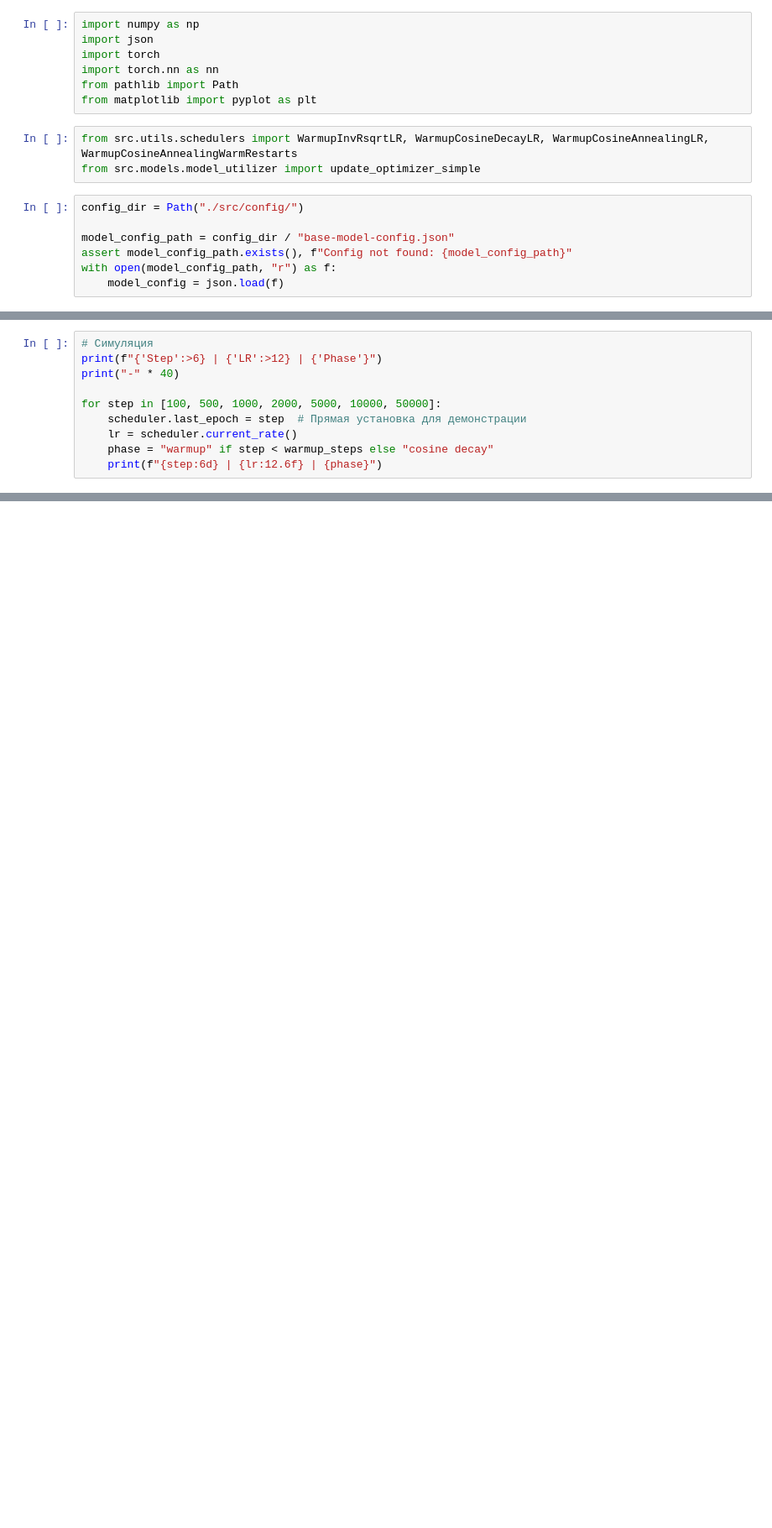
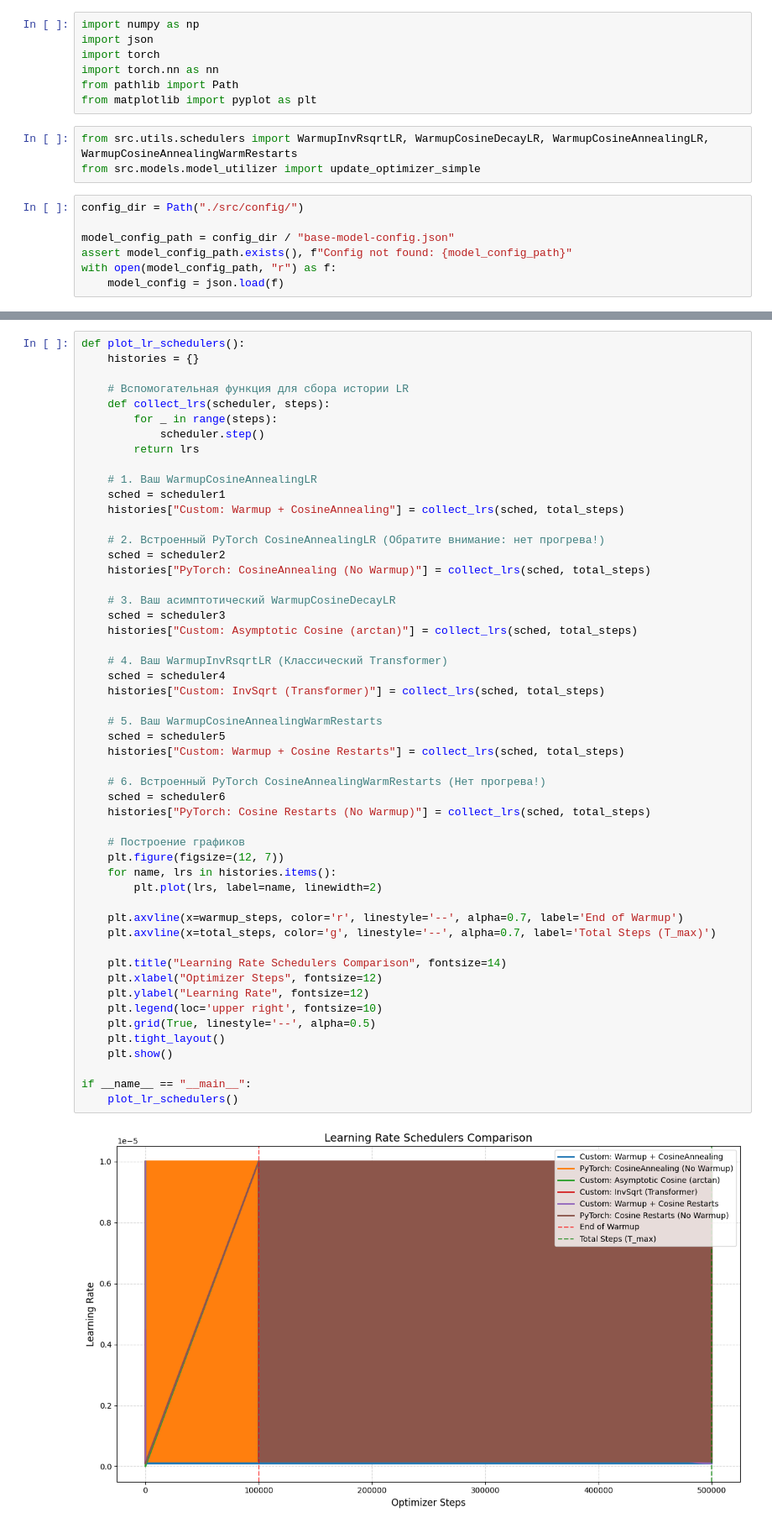
Before and after one commit to romangorbunov91/frequency-response-encoder, a Jupyter notebook: scheduler_test_nb.ipynb, the cells around one changed output, grey strips where cells are left out. Shown at 84% size. Saved outputs shown, nothing was run; the diff lists cells and outputs as text; blank space fills up the shorter version.

```diff
--- a/scheduler_test_nb.ipynb
+++ b/scheduler_test_nb.ipynb
@@ -90,10 +88,0 @@ SyntaxError: invalid syntax (1727281787.py, line 38)
-# %%
-# Симуляция
-print(f"{'Step':>6} | {'LR':>12} | {'Phase'}")
-print("-" * 40)
-
-for step in [100, 500, 1000, 2000, 5000, 10000, 50000]:
-    scheduler.last_epoch = step  # Прямая установка для демонстрации
-    lr = scheduler.current_rate()
-    phase = "warmup" if step < warmup_steps else "cosine decay"
-    print(f"{step:6d} | {lr:12.6f} | {phase}")
@@ -151,0 +89,54 @@ plt.show()
+# %%
+def plot_lr_schedulers():
+    histories = {}
+
+    # Вспомогательная функция для сбора истории LR
+    def collect_lrs(scheduler, steps):
+        for _ in range(steps):
+            scheduler.step()
+        return lrs
+
+    # 1. Ваш WarmupCosineAnnealingLR
+    sched = scheduler1
+    histories["Custom: Warmup + CosineAnnealing"] = collect_lrs(sched, total_steps)
+
+    # 2. Встроенный PyTorch CosineAnnealingLR (Обратите внимание: нет прогрева!)
+    sched = scheduler2
+    histories["PyTorch: CosineAnnealing (No Warmup)"] = collect_lrs(sched, total_steps)
+
+    # 3. Ваш асимптотический WarmupCosineDecayLR
+    sched = scheduler3
+    histories["Custom: Asymptotic Cosine (arctan)"] = collect_lrs(sched, total_steps)
+
+    # 4. Ваш WarmupInvRsqrtLR (Классический Transformer)
+    sched = scheduler4
+    histories["Custom: InvSqrt (Transformer)"] = collect_lrs(sched, total_steps)
+
+    # 5. Ваш WarmupCosineAnnealingWarmRestarts
+    sched = scheduler5
+    histories["Custom: Warmup + Cosine Restarts"] = collect_lrs(sched, total_steps)
+
+    # 6. Встроенный PyTorch CosineAnnealingWarmRestarts (Нет прогрева!)
+    sched = scheduler6
+    histories["PyTorch: Cosine Restarts (No Warmup)"] = collect_lrs(sched, total_steps)
+
+    # Построение графиков
+    plt.figure(figsize=(12, 7))
+    for name, lrs in histories.items():
+        plt.plot(lrs, label=name, linewidth=2)
+
+    plt.axvline(x=warmup_steps, color='r', linestyle='--', alpha=0.7, label='End of Warmup')
+    plt.axvline(x=total_steps, color='g', linestyle='--', alpha=0.7, label='Total Steps (T_max)')
+
+    plt.title("Learning Rate Schedulers Comparison", fontsize=14)
+    plt.xlabel("Optimizer Steps", fontsize=12)
+    plt.ylabel("Learning Rate", fontsize=12)
+    plt.legend(loc='upper right', fontsize=10)
+    plt.grid(True, linestyle='--', alpha=0.5)
+    plt.tight_layout()
+    plt.show()
+
+if __name__ == "__main__":
+    plot_lr_schedulers()
+# %% [output]
+[figure, added]
```
Also changed, not shown: parts of 5 cells of this notebook, 1 other file.
